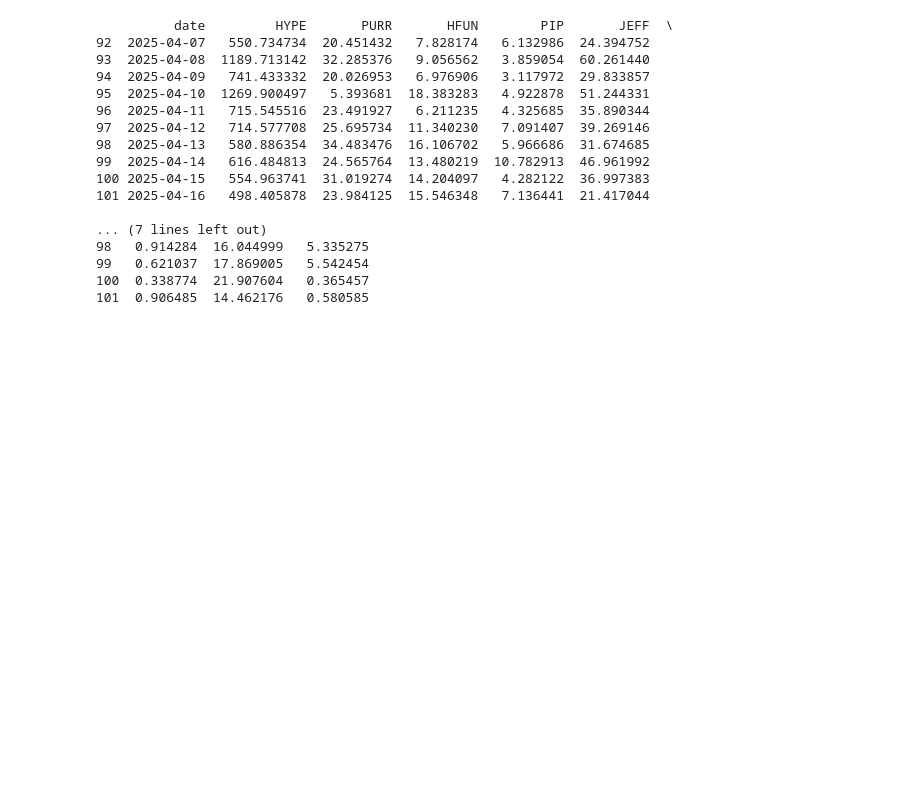
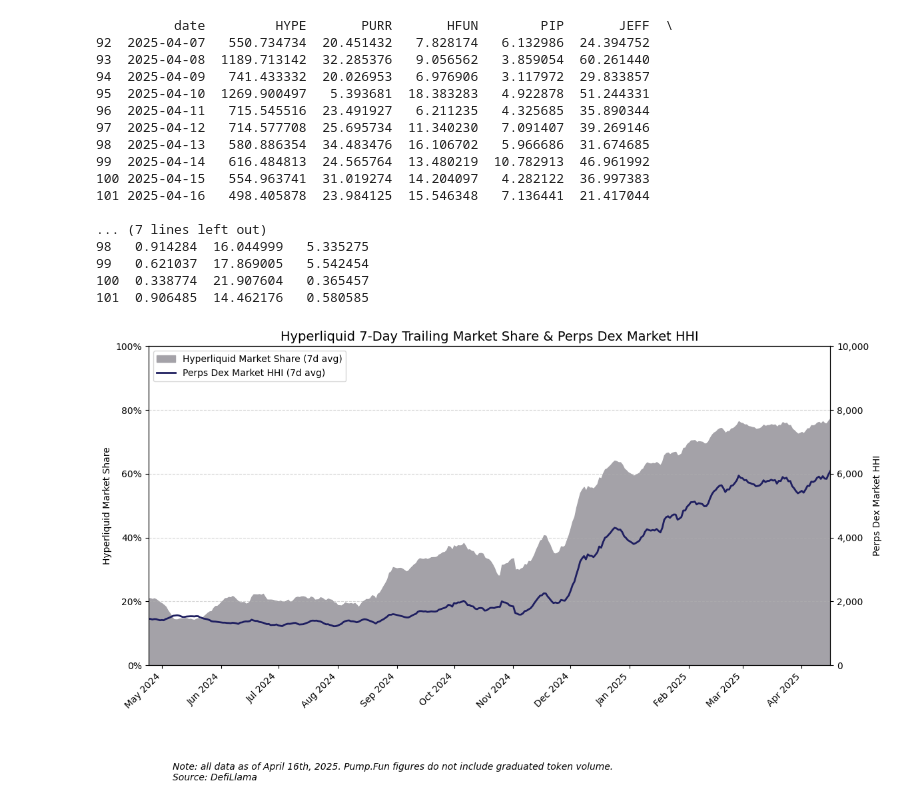
Before and after one commit to jimboevans/hyperliquid-data-cuts, a Jupyter notebook: analysis.ipynb, the cells around one changed output. Cells and saved outputs as stored; diff of their text form; code cells hidden in the pictures; blank space fills up the shorter version.

Commit message:
add market share and HHI

```diff
--- a/analysis.ipynb
+++ b/analysis.ipynb
@@ -353,3 +353,84 @@ print(df_master.tail(10))
 99   0.621037  17.869005   5.542454
 100  0.338774  21.907604   0.365457
 101  0.906485  14.462176   0.580585
+# %%
+# FIX LOGO AND GENERAL CLEANUP
+
+# 1) Load & parse CSV
+df = pd.read_csv(
+    "raw-data/artemis-raw-data/artemis_perps-trading-volume.csv",
+    dtype={"Date": str}
+)
+df["date"] = pd.to_datetime(df["Date"], format="%d-%b-%y")
+df.drop(columns=["Date"], inplace=True)
+
+# 2) Compute volumes & drop zero days
+dex_cols = [c for c in df.columns if c != "date"]
+df[dex_cols] = df[dex_cols].fillna(0)
+df["total_volume"] = df[dex_cols].sum(axis=1)
+df = df[df["total_volume"] > 0].copy()
+
+# 3) Market share & HHI
+df["market_share"] = df["Hyperliquid"] / df["total_volume"] * 100
+shares = df[dex_cols].div(df["total_volume"], axis=0) * 100
+df["hhi"] = (shares ** 2).sum(axis=1)
+
+# 4) 7‑day trailing averages
+df["ms_7d"]  = df["market_share"].rolling(7, min_periods=7).mean()
+df["hhi_7d"] = df["hhi"].rolling(7, min_periods=7).mean()
+
+# 5) Drop any rows without a full 7‑day average, plus the very last day
+plot_df = df[df["ms_7d"].notna()].iloc[:-1]
+
+# 6) Plot
+fig, ax1 = plt.subplots(figsize=(12, 6))
+
+# Area: Hyperliquid market share
+ax1.fill_between(
+    plot_df["date"], plot_df["ms_7d"],
+    color="#a4a2a8", alpha=1,
+    label="Hyperliquid Market Share (7d avg)"
+)
+ax1.set_ylabel("Hyperliquid Market Share")
+ax1.set_ylim(0, 100)
+ax1.yaxis.set_major_formatter(mtick.PercentFormatter())
+
+# X‑axis exactly from first valid day → last
+ax1.set_xlim(plot_df["date"].iloc[0], plot_df["date"].iloc[-1])
+ax1.margins(x=0)                  # no extra padding
+fig.subplots_adjust(left=0.07)    # tighten left edge
+
+# Monthly ticks, lighter crowding
+ax1.xaxis.set_major_locator(MonthLocator())
+ax1.xaxis.set_major_formatter(mdates.DateFormatter("%b %Y"))
+plt.setp(ax1.get_xticklabels(), rotation=45, ha="right")
+
+# Line: Perps‑DEX HHI
+ax2 = ax1.twinx()
+ax2.plot(
+    plot_df["date"], plot_df["hhi_7d"],
+    color="#1f1f60", linewidth=2,
+    label="Perps Dex Market HHI (7d avg)"
+)
+ax2.set_ylabel("Perps Dex Market HHI")
+ax2.set_ylim(0, 10_000)
+ax2.yaxis.set_major_formatter(mtick.StrMethodFormatter("{x:,.0f}"))
+
+# Title, grid & legend
+ax1.set_title("Hyperliquid 7‑Day Trailing Market Share & Perps Dex Market HHI", fontsize=14)
+ax1.grid(axis="y", linestyle="--", alpha=0.5)
+h1, l1 = ax1.get_legend_handles_labels()
+h2, l2 = ax2.get_legend_handles_labels()
+ax1.legend(h1 + h2, l1 + l2, loc="upper left")
+
+# Save & show
+plt.tight_layout()
+add_logo(ax, position=(0.05, -0.21))
+plt.figtext(0.1, -0.15, f"Note: all data as of {date}. Pump.Fun figures do not include graduated token volume.\nSource: DefiLlama", ha='left', fontsize=10, style='italic')
+plt.savefig("plots/hyperliquid_marketshare_hhi_7d.png", dpi=300, bbox_inches="tight")
+plt.show()
+
+# Debug print
+print(df[["date","market_share","ms_7d","hhi","hhi_7d"]].tail(10))
+# %% [output]
+[figure, added]
```
Also changed, not shown: parts of 3 cells of this notebook, 4 other files.
